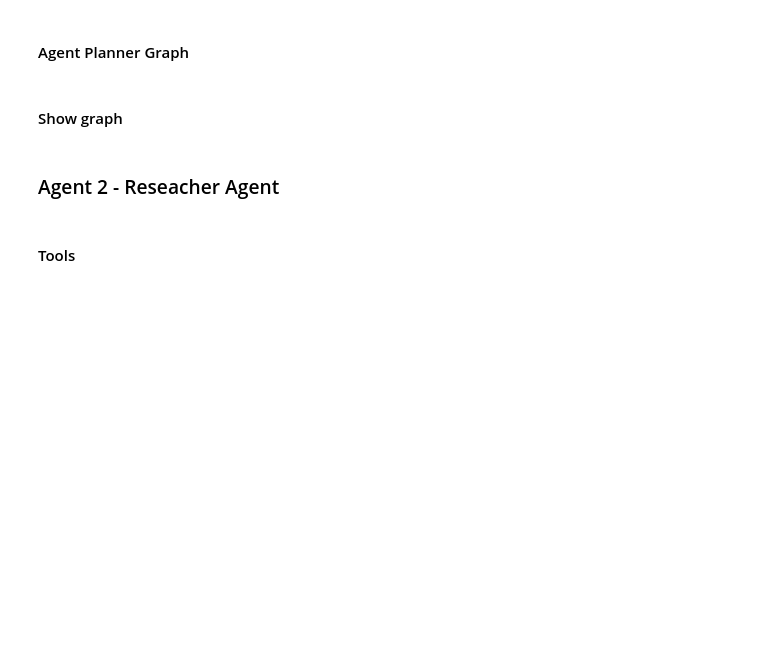
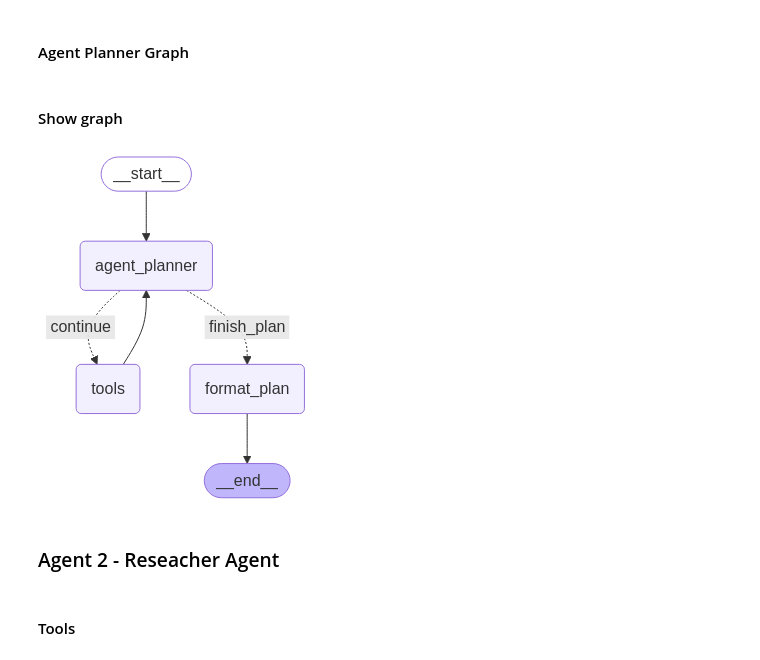
Before and after one commit to micaelleos/SentinelAI, a Jupyter notebook: Multiagente.ipynb, the cells around one changed output. Drawn from its saved outputs; the diff is of its cells as text; code cells hidden in the pictures; blank space fills up the shorter version.

```diff
--- a/Multiagente.ipynb
+++ b/Multiagente.ipynb
@@ -300,20 +300,22 @@ workflow.add_conditional_edges(
 workflow.add_edge("tools", "agent_planner")
 workflow.add_edge("format_plan", END)
 
-graph = workflow.compile(checkpointer=memory)
+graph_planner = workflow.compile(checkpointer=memory)
 # %% [markdown]
 #### Show graph
 # %%
 from IPython.display import Image, display
 from langchain_core.runnables.graph import CurveStyle, MermaidDrawMethod, NodeStyles
 
 display(
     Image(
-        graph.get_graph().draw_mermaid_png(
+        graph_planner.get_graph().draw_mermaid_png(
             draw_method=MermaidDrawMethod.API,
         )
     )
 )
+# %% [output]
+[figure, added]
 # %%
 config = {"configurable": {"thread_id": "1"}}
 inputs={"messages":HumanMessage("Boticario")}
```
Also changed, not shown: parts of 23 cells of this notebook.
